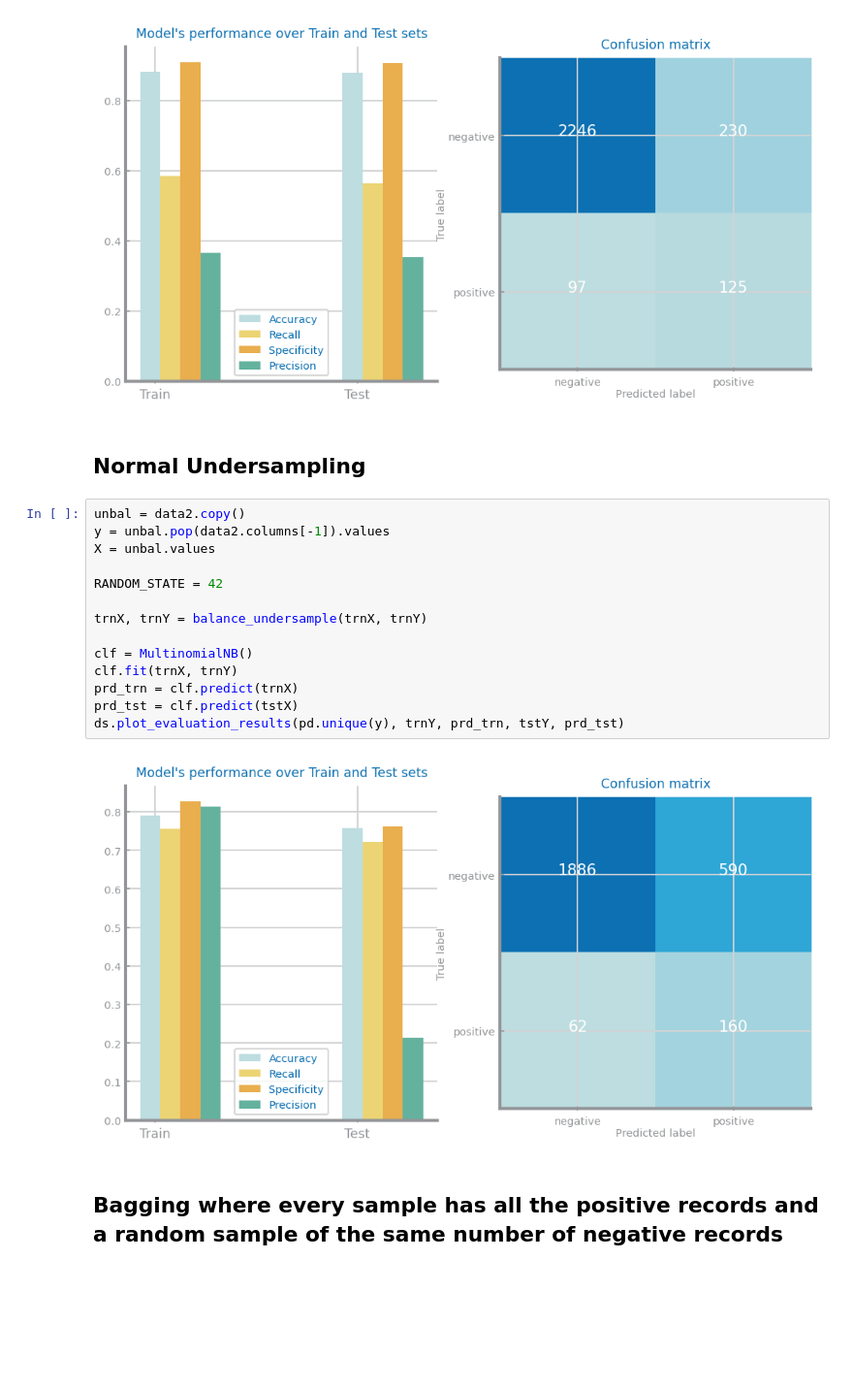
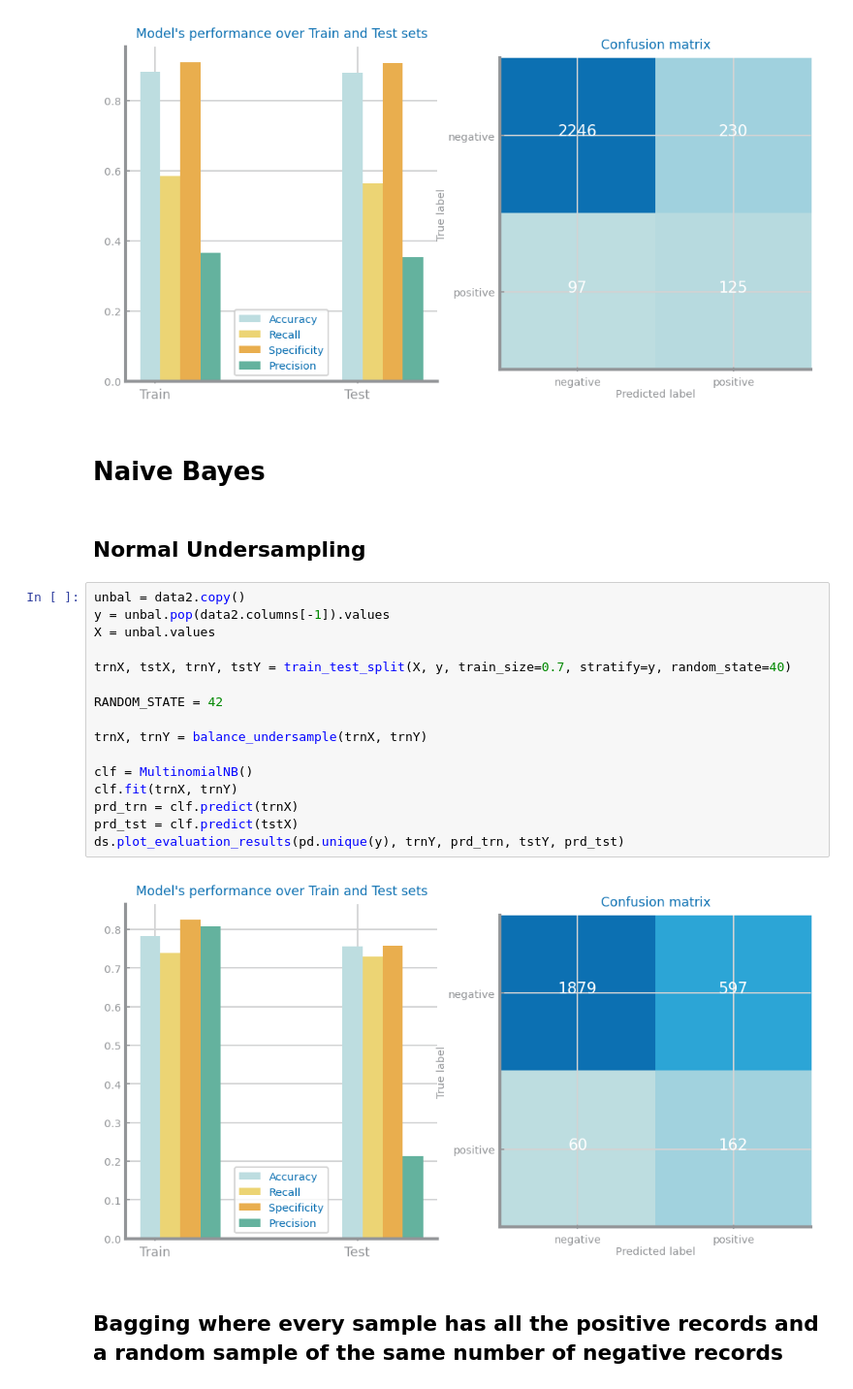
Before and after one commit to joaopalet/DataScience2020, a Jupyter notebook: DataBalancing.ipynb, the cells around one changed output. Shown at 97% size. Drawn from its saved outputs; the diff is of its cells as text; blank space fills up the shorter version.

```diff
--- a/DataBalancing.ipynb
+++ b/DataBalancing.ipynb
@@ -213,24 +219,28 @@ prd_tst = clf.predict(tstX)
 ds.plot_evaluation_results(pd.unique(y), trnY, prd_trn, tstY, prd_tst)
 # %% [output]
 [figure]
+# %% [markdown]
+# Naive Bayes
 # %% [markdown]
 ## Normal Undersampling
 # %%
 unbal = data2.copy()
 y = unbal.pop(data2.columns[-1]).values
 X = unbal.values
+
+trnX, tstX, trnY, tstY = train_test_split(X, y, train_size=0.7, stratify=y, random_state=40)
 
 RANDOM_STATE = 42
 
 trnX, trnY = balance_undersample(trnX, trnY)
 
 clf = MultinomialNB()
 clf.fit(trnX, trnY)
 prd_trn = clf.predict(trnX)
 prd_tst = clf.predict(tstX)
 ds.plot_evaluation_results(pd.unique(y), trnY, prd_trn, tstY, prd_tst)
 # %% [output]
-[figure, old version]
+[figure, new version]
 # %% [markdown]
 ## Bagging where every sample has all the positive records and a random sample of the same number of negative records
 # %%
```
Also changed, not shown: parts of 8 cells of this notebook, 3 other files.
